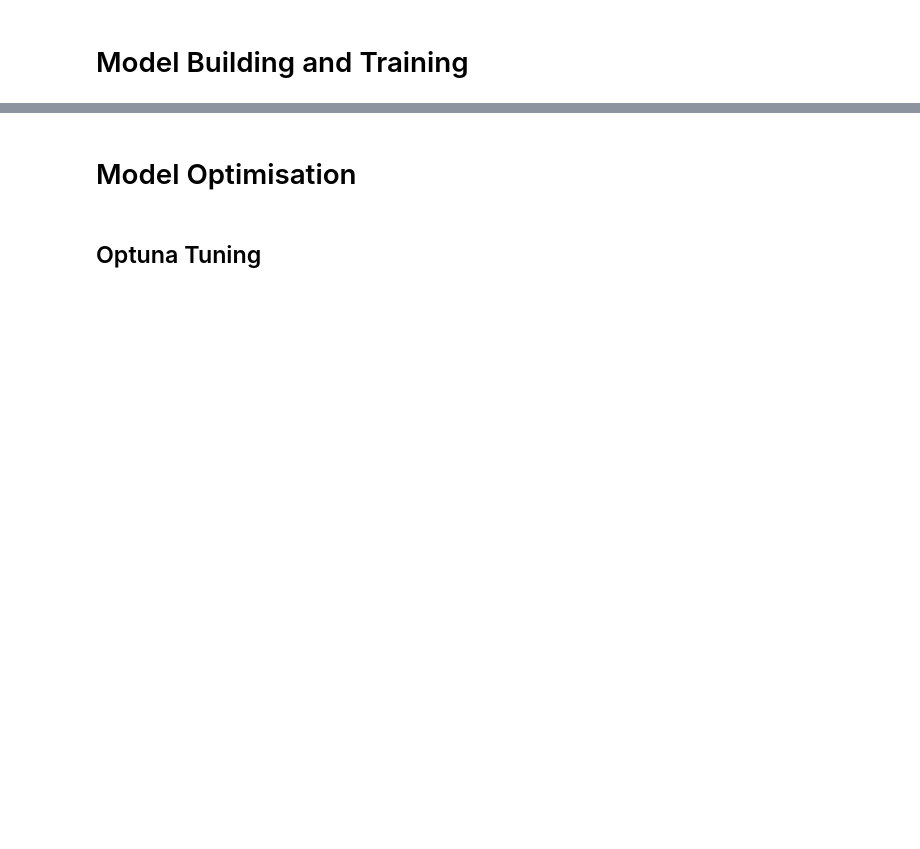
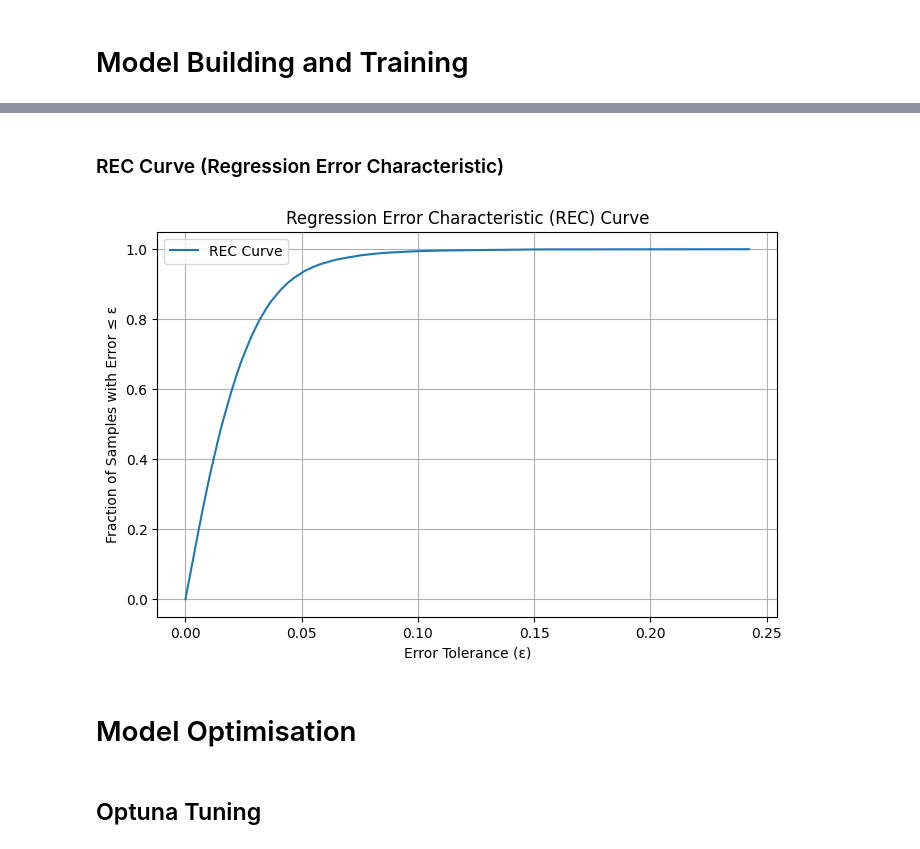
Before and after one commit to alvinnnnnnnnnn/Micron-AI-Challenge, a Jupyter notebook: final.ipynb, the cells around one changed output, grey strips where cells are left out. Saved outputs shown, nothing was run; the diff lists cells and outputs as text; code cells hidden in the pictures; blank space fills up the shorter version.

```diff
--- a/final.ipynb
+++ b/final.ipynb
@@ -454,4 +491,4 @@ final_df.to_parquet('processed/final_df.parquet', index=False)
 | 110986 | 1925ad76-69a1-57a3-8a53-fdd8876f1a76 | 2024-01-01 00:00:00 | 2024-01-01 00:12:35 | 1 | 29 | -143.877551 | 27.551020 | 48 | 10.125851 | ... |
 202860 rows × 535 columns
 # %%
-final_df.sort_values(by=["Run ID","Run Start Time"], ascending=False)
+final_df = pd.read_parquet('processed/final_df.parquet')
@@ -518,3 +632,27 @@ evaluate_model("Extra Trees Regressor", y_validate, y_pred_et)
+# %% [markdown]
+### REC Curve (Regression Error Characteristic)
+# %%
+# Compute absolute errors
+abs_errors = np.abs(y_pred_et - y_validate)
+
+# Sort errors and define thresholds
+sorted_errors = np.sort(abs_errors)
+error_thresholds = sorted_errors  # use unique error values as thresholds
+
+# For each threshold, compute the % of points with error ≤ threshold
+coverage = np.arange(1, len(sorted_errors) + 1) / len(sorted_errors)
+
+# Plot the REC curve
+plt.figure(figsize=(8, 5))
+plt.plot(error_thresholds, coverage, label='REC Curve')
+plt.xlabel("Error Tolerance (ε)")
+plt.ylabel("Fraction of Samples with Error ≤ ε")
+plt.title("Regression Error Characteristic (REC) Curve")
+plt.grid(True)
+plt.legend()
+plt.show()
+# %% [output]
+[figure, added]
 # %% [markdown]
 # Model Optimisation
 # %% [markdown]
```
Also changed, not shown: parts of 37 cells of this notebook.
